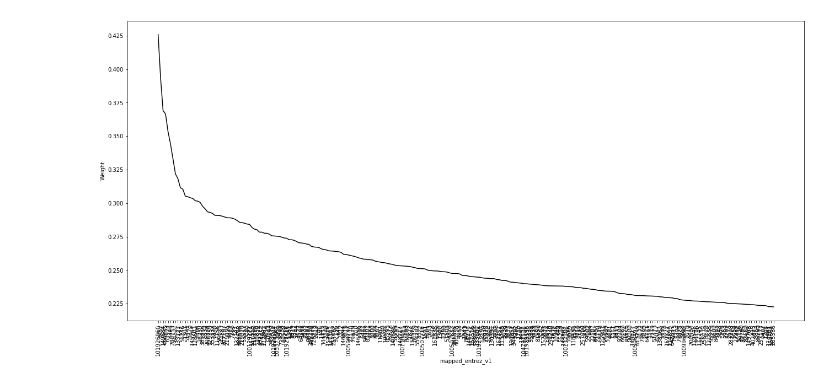
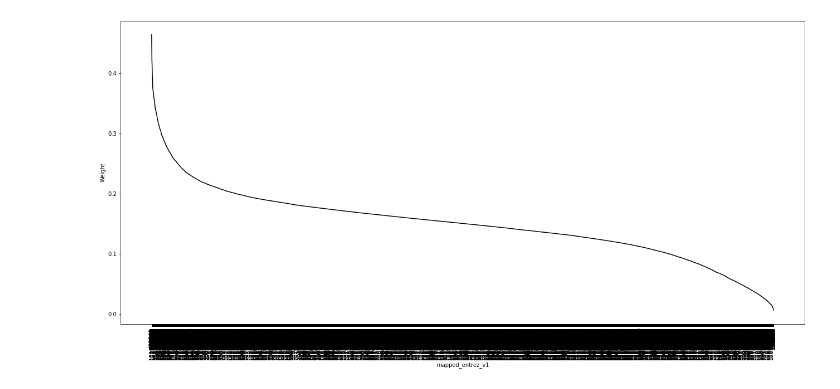
Before and after one commit to MarkF-hanze/UMCG_Thesis, a Jupyter notebook: Working_Code/Untitled.ipynb, the cells around one changed output. Cells and saved outputs as stored; diff of their text form; code cells hidden in the pictures.

```diff
--- a/Working_Code/Untitled.ipynb
+++ b/Working_Code/Untitled.ipynb
@@ -3,0 +82,3 @@ import numpy as np
+# %%
+with open("/home/g0017139/UMCG_Thesis/Working_Code/Results/Set1/Merged_GridHDDC.pkl", 'rb') as f:
+    df = pickle.load(f)
@@ -9,0 +197,9 @@ gene_expression = gene_expression.T
+# %%
+import matplotlib.pyplot as plt
+df, df_normalized, Type_df =  load_sets(2)
+df['Type'] = df['TYPE'].values
+
+df = df.fillna('UNKOWN')
+cluster_colors, color_mapper, palette = make_colors(df)
+clusters['Type'] = df['Type'].values
+make_countplot(clusters, '5', 'Type', palette)
@@ -10,5 +212,5 @@ gene_expression = gene_expression.T
 # %%
-eigenvectors = pd.read_csv("/home/g0017139/UMCG_Thesis/Working_Code/Results/Set2/eigenvec1.csv", index_col=0)
+eigenvectors = pd.read_csv("/home/g0017139/UMCG_Thesis/Working_Code/Results/Set1/eigenvec0.csv", index_col=0)
 eigenvectors = eigenvectors.abs()
 eigenvectors
 # %% [output]
@@ -32,5 +230,5 @@ GPL570.columns = [int(x) for x in GPL570.columns]
 # %%
-mapping = dict(zip(GPL570.columns, eigenvectors.sum(axis=1).values))
+mapping = dict(zip(df.columns[:-4], eigenvectors.sum(axis=1).values))
 # %%
 Entrez_Map = pd.read_csv('/data/g0017139/Set1/Entrezid_mapping_using_org_Hs_eg_db_03052021.txt',
                                sep=None, engine='python', header=0,
@@ -54,12 +260,10 @@ Entrez_Map = Entrez_Map.sort_values('Weight', ascending=False)
 # %%
-import seaborn as sns
-import matplotlib.pyplot as plt
 plt.figure(figsize=(22,10))
-sns.lineplot(data=Entrez_Map.head(250), x="mapped_entrez_v1", y='Weight', color='black')
+sns.lineplot(data=Entrez_Map, x="mapped_entrez_v1", y='Weight', color='black')
 plt.xticks(rotation=90)
 plt.show()
 # %% [output]
-[figure, old version]
+[figure, new version]
 # %%
 plt.figure(figsize=(25,10))
 sns.barplot(data=Entrez_Map.head(200), x="SYMBOL", y='Weight', color='black')
```
Also changed, not shown: parts of 33 cells of this notebook, 39 other files.
